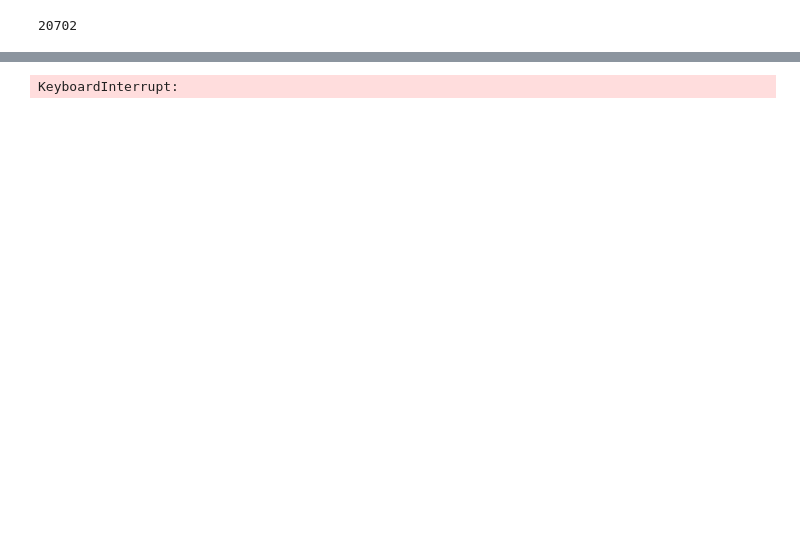
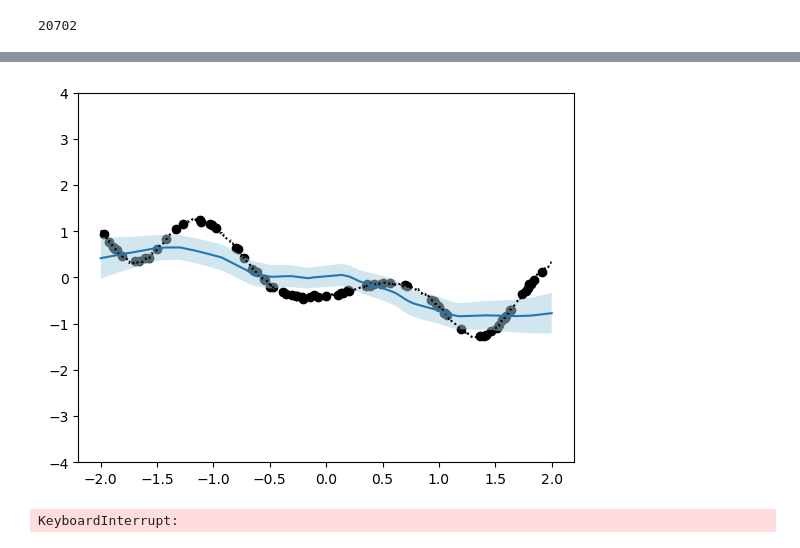
Before and after one commit to will-hd/IML, a Jupyter notebook: 1d_kl.ipynb, the cells around one changed output, grey strips where cells are left out. Saved outputs shown, nothing was run; the diff lists cells and outputs as text; code cells hidden in the pictures; blank space fills up the shorter version.

```diff
--- a/1d_kl.ipynb
+++ b/1d_kl.ipynb
@@ -42,7 +42,7 @@ def plot_predictive(context_x, context_y, target_x, target_y, pred_y, sigma, sav
     context_y = context_y.cpu()
     target_x = target_x.cpu()
     target_y = target_y.cpu()
-    pred_y = pred_y.cpu()
+    pred_y = pred_y.mean.cpu()
     sigma = sigma.cpu()
     # Plot ground truth GP
     plt.plot(target_x.flatten(), target_y.flatten(), 'k:')
@@ -63,9 +63,9 @@ def plot_predictive(context_x, context_y, target_x, target_y, pred_y, sigma, sav
 # %%
 from np import NeuralProcess
 # Training params
-n_epochs = int(1e5)
-print_after = int(5e3)
-plot_after = int(2e4)
+n_epochs = int(1e6)
+print_after = int(1e4)
+plot_after = int(5e4)
 train_loss = []
 
 # Data params
@@ -118,6 +118,7 @@ def loss_function(pred_dist, target_y, posterior, prior):
     loss = -torch.mean(log_p - kl_div / num_targets)
     return loss
 
+model.training = True
 for it in range(n_epochs+1):
     optimizer.zero_grad()
 
@@ -148,6 +149,7 @@ for it in range(n_epochs+1):
 
     if it % plot_after == 0 and it > 0:
         with torch.no_grad():
+            model.training = False
             data_test = GPData(
                 batch_size=1, max_num_context=max_num_context,
                 testing=True)
@@ -157,10 +159,11 @@ for it in range(n_epochs+1):
             target_x_test = curves_test.target_x.to(device)
             target_y_test = curves_test.target_y.to(device)
 
-            pred_y, posterior, prior = model(
+            pred_y = model(
                 context_x_test, context_y_test, target_x_test)
             plot_predictive(
                 context_x_test, context_y_test,
                 target_x_test, target_y_test,
                 pred_y, pred_y.stddev)
+            model.training = True
 # %% [output]
@@ -168 +174,2 @@ Iteration: 0 Training loss: 0.8012992739677429
+[figure, added]
 KeyboardInterrupt:
```
Also changed, not shown: parts of 2 cells of this notebook, 4 other files.
